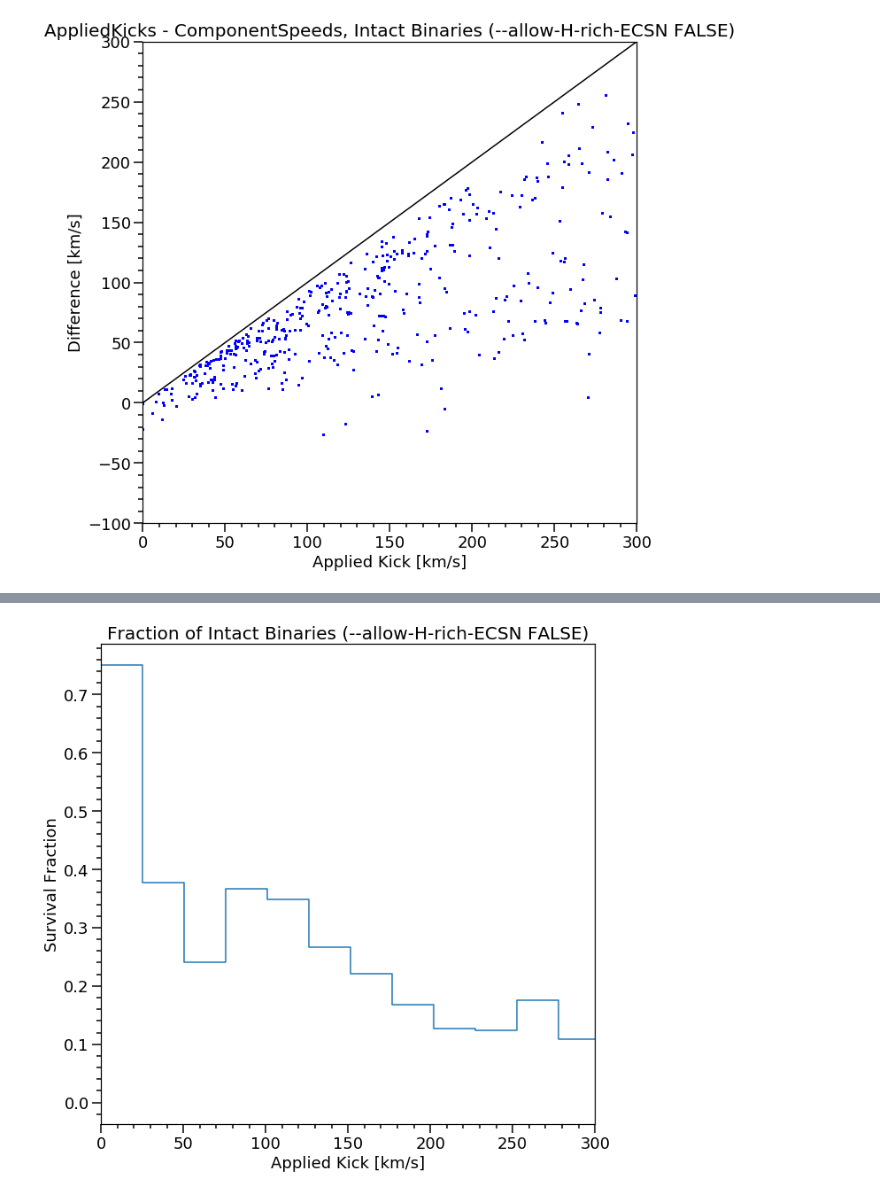
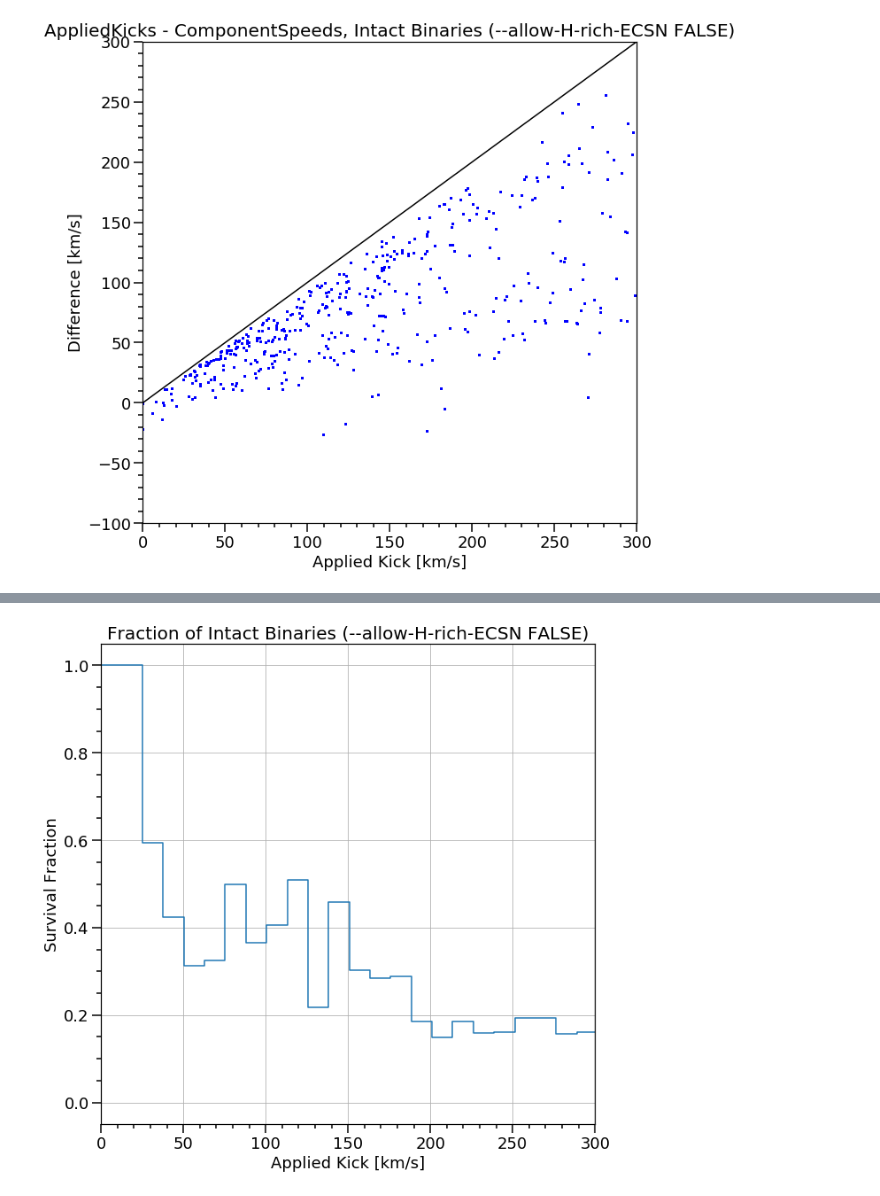
Before and after one commit to veome22/supernova_remnant_prescription, a Jupyter notebook: FRONTERA_kick_dist_plots_compas_BSE.ipynb, the cells around one changed output, grey strips where cells are left out. Cells and saved outputs as stored; diff of their text form; code cells hidden in the pictures.

Commit message:
improved ECSN H-poor criteria

```diff
--- a/FRONTERA_kick_dist_plots_compas_BSE.ipynb
+++ b/FRONTERA_kick_dist_plots_compas_BSE.ipynb
@@ -420,0 +462,12 @@ path_ECSN = os.environ['WORK']+f'/supernova_remnant_bse/bh_200_ns_{vns}_sigma_{s
+# %%
+CCSN_UNBOUND_ECSN_FALSE = KICK_DATA_ECSN[((SN_STELLAR_TYPE_ECSN ==13) * (SN_TYPE_ECSN == 1)) * (UNBOUND_ECSN == 1) * (MT_DONOR_MASK)]
+CCSN_BOUND_ECSN_FALSE = KICK_DATA_ECSN[((SN_STELLAR_TYPE_ECSN ==13) * (SN_TYPE_ECSN == 1)) * (UNBOUND_ECSN == 0) * (MT_DONOR_MASK)]
+CCSN_ECSN_FALSE = KICK_DATA_ECSN[((SN_STELLAR_TYPE_ECSN ==13) * (SN_TYPE_ECSN == 1)) * (MT_DONOR_MASK)]
+
+ECSN_UNBOUND_ECSN_FALSE = KICK_DATA_ECSN[((SN_STELLAR_TYPE_ECSN ==13) * (SN_TYPE_ECSN == 2)) * (UNBOUND_ECSN == 1) * (MT_DONOR_MASK)]
+ECSN_BOUND_ECSN_FALSE = KICK_DATA_ECSN[((SN_STELLAR_TYPE_ECSN ==13) * (SN_TYPE_ECSN == 2)) * (UNBOUND_ECSN == 0) * (MT_DONOR_MASK)]
+ECSN_ECSN_FALSE = KICK_DATA_ECSN[((SN_STELLAR_TYPE_ECSN ==13) * (SN_TYPE_ECSN == 2)) * (MT_DONOR_MASK)]
+
+ALLSN_UNBOUND_ECSN_FALSE = KICK_DATA_ECSN[((SN_STELLAR_TYPE_ECSN ==13)) * (UNBOUND_ECSN == 1) * (MT_DONOR_MASK)]
+ALLSN_BOUND_ECSN_FALSE = KICK_DATA_ECSN[((SN_STELLAR_TYPE_ECSN ==13)) * (UNBOUND_ECSN == 0) * (MT_DONOR_MASK)]
+ALLSN_ECSN_FALSE = KICK_DATA_ECSN[((SN_STELLAR_TYPE_ECSN ==13)) * (MT_DONOR_MASK)]
@@ -485,15 +538,15 @@ df_ecsn_false_only.head()
 # %%
-CCSN_UNBOUND_ECSN_FALSE = df_ecsn_false_only[(df_ecsn_false_only['UNBOUND_ECSN']==1) & (df_ecsn_false_only['SN_TYPE_ECSN']==1)]['KICK_DATA_ECSN'].to_numpy()
-CCSN_BOUND_ECSN_FALSE = df_ecsn_false_only[(df_ecsn_false_only['UNBOUND_ECSN']==0) & (df_ecsn_false_only['SN_TYPE_ECSN']==1)]['KICK_DATA_ECSN'].to_numpy()
-CCSN_ECSN_FALSE = df_ecsn_false_only[(df_ecsn_false_only['SN_TYPE_ECSN']==1)]['KICK_DATA_ECSN'].to_numpy()
+# CCSN_UNBOUND_ECSN_FALSE = df_ecsn_false_only[(df_ecsn_false_only['UNBOUND_ECSN']==1) & (df_ecsn_false_only['SN_TYPE_ECSN']==1)]['KICK_DATA_ECSN'].to_numpy()
+# CCSN_BOUND_ECSN_FALSE = df_ecsn_false_only[(df_ecsn_false_only['UNBOUND_ECSN']==0) & (df_ecsn_false_only['SN_TYPE_ECSN']==1)]['KICK_DATA_ECSN'].to_numpy()
+# CCSN_ECSN_FALSE = df_ecsn_false_only[(df_ecsn_false_only['SN_TYPE_ECSN']==1)]['KICK_DATA_ECSN'].to_numpy()
 
-ECSN_UNBOUND_ECSN_FALSE = df_ecsn_false_only[(df_ecsn_false_only['UNBOUND_ECSN']==1) & (df_ecsn_false_only['SN_TYPE_ECSN']==2)]['KICK_DATA_ECSN'].to_numpy()
-ECSN_BOUND_ECSN_FALSE = df_ecsn_false_only[(df_ecsn_false_only['UNBOUND_ECSN']==0) & (df_ecsn_false_only['SN_TYPE_ECSN']==2)]['KICK_DATA_ECSN'].to_numpy()
-ECSN_ECSN_FALSE = df_ecsn_false_only[(df_ecsn_false_only['SN_TYPE_ECSN']==2)]['KICK_DATA_ECSN'].to_numpy()
+# ECSN_UNBOUND_ECSN_FALSE = df_ecsn_false_only[(df_ecsn_false_only['UNBOUND_ECSN']==1) & (df_ecsn_false_only['SN_TYPE_ECSN']==2)]['KICK_DATA_ECSN'].to_numpy()
+# ECSN_BOUND_ECSN_FALSE = df_ecsn_false_only[(df_ecsn_false_only['UNBOUND_ECSN']==0) & (df_ecsn_false_only['SN_TYPE_ECSN']==2)]['KICK_DATA_ECSN'].to_numpy()
+# ECSN_ECSN_FALSE = df_ecsn_false_only[(df_ecsn_false_only['SN_TYPE_ECSN']==2)]['KICK_DATA_ECSN'].to_numpy()
 
-ALLSN_UNBOUND_ECSN_FALSE = df_ecsn_false_only[(df_ecsn_false_only['UNBOUND_ECSN']==1)]['KICK_DATA_ECSN'].to_numpy()
-ALLSN_BOUND_ECSN_FALSE = df_ecsn_false_only[(df_ecsn_false_only['UNBOUND_ECSN']==0) ]['KICK_DATA_ECSN'].to_numpy()
-ALLSN_ECSN_FALSE = df_ecsn_false_only['KICK_DATA_ECSN'].to_numpy()
+# ALLSN_UNBOUND_ECSN_FALSE = df_ecsn_false_only[(df_ecsn_false_only['UNBOUND_ECSN']==1)]['KICK_DATA_ECSN'].to_numpy()
+# ALLSN_BOUND_ECSN_FALSE = df_ecsn_false_only[(df_ecsn_false_only['UNBOUND_ECSN']==0) ]['KICK_DATA_ECSN'].to_numpy()
+# ALLSN_ECSN_FALSE = df_ecsn_false_only['KICK_DATA_ECSN'].to_numpy()
 # %% [markdown]
 ## --allow-H-rich-ECSN TRUE
 # %%
@@ -670,3 +715,11 @@ APPLIED_KICKS_ALLSN_ECSN_FALSE = df_ecsn_false_only['KICK_DATA_ECSN'].to_numpy()
+# %%
+APPLIED_KICKS_ALLSN_UNBOUND_ECSN_FALSE = KICK_DATA_ECSN[((SN_STELLAR_TYPE_ECSN ==13)) * (UNBOUND_ECSN == 1) * (MT_DONOR_MASK)]
+APPLIED_KICKS_ALLSN_BOUND_ECSN_FALSE = KICK_DATA_ECSN[((SN_STELLAR_TYPE_ECSN ==13)) * (UNBOUND_ECSN == 0) * (MT_DONOR_MASK)]
+APPLIED_KICKS_ALLSN_ECSN_FALSE = KICK_DATA_ECSN[((SN_STELLAR_TYPE_ECSN ==13)) * (MT_DONOR_MASK)]
+
+CP_SPEEDS_ALLSN_UNBOUND_ECSN_FALSE = COMPONENT_SPEEDS_ECSN[((SN_STELLAR_TYPE_ECSN ==13)) * (UNBOUND_ECSN == 1) * (MT_DONOR_MASK)]
+CP_SPEEDS_ALLSN_BOUND_ECSN_FALSE = COMPONENT_SPEEDS_ECSN[((SN_STELLAR_TYPE_ECSN ==13)) * (UNBOUND_ECSN == 0) * (MT_DONOR_MASK)]
+CP_SPEEDS_ALLSN_ECSN_FALSE = COMPONENT_SPEEDS_ECSN[((SN_STELLAR_TYPE_ECSN ==13)) * (MT_DONOR_MASK)]
 # %%
 # number of intact binaries with componentspeeds higher than kicks
 print(f"{sum(APPLIED_KICKS_ALLSN_BOUND_ECSN_FALSE < CP_SPEEDS_ALLSN_BOUND_ECSN_FALSE)} out of {len(APPLIED_KICKS_ALLSN_BOUND_ECSN_FALSE)} \
@@ -759,20 +812,22 @@ plt.show()
 # %%
 f, ax= plt.subplots(1, 1,  figsize=(10,10))
 
+bins = np.linspace(0, 2500, 200)
 
-survived, bins = np.histogram(APPLIED_KICKS_ALLSN_BOUND_ECSN_FALSE, bins=np.linspace(0, 2500, 100))
-total, bins = np.histogram(ALLSN_ECSN_FALSE, bins=np.linspace(0, 2500, 100))
+survived, bins = np.histogram(APPLIED_KICKS_ALLSN_BOUND_ECSN_FALSE, bins=bins)
+total, bins = np.histogram(ALLSN_ECSN_FALSE, bins=bins)
 
 plt.step(bins[:-1], survived/total, where='post')
 
 
 plt.xlim(0,300)
 
 layoutAxes(ax=ax, nameX='Applied Kick [km/s]',\
        nameY='Survival Fraction')
 
 plt.title("Fraction of Intact Binaries (--allow-H-rich-ECSN FALSE)", fontsize=20)
 
+plt.grid()
 plt.show()
 # %% [output]
-[figure, old version]
+[figure, new version]
```
Also changed, not shown: parts of 22 cells of this notebook.
